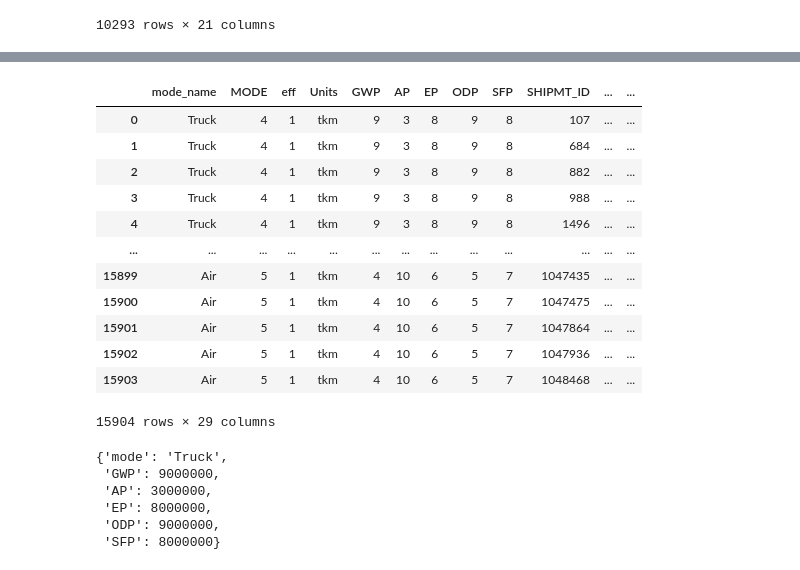
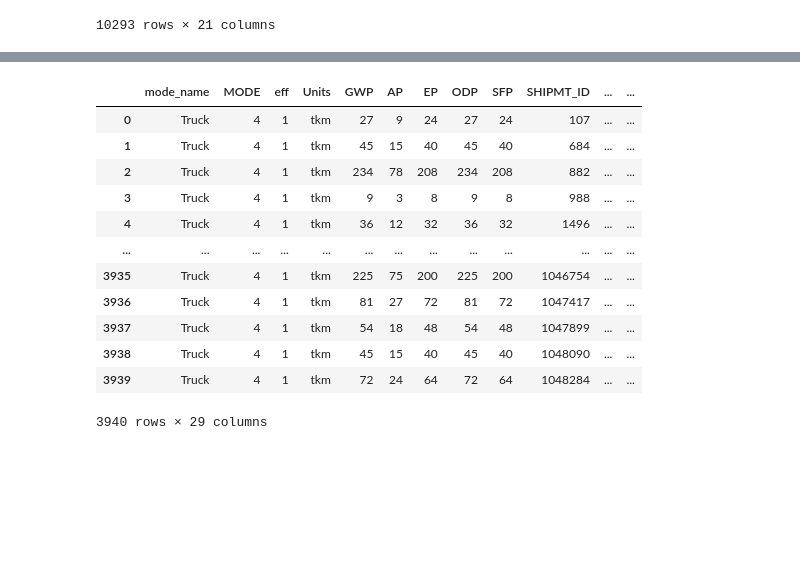
Before and after one commit to POD-LCA/pod_lca, a Jupyter notebook: scripts/transportation_testing.ipynb, the cells around one changed output, grey strips where cells are left out. Saved outputs shown, nothing was run; the diff lists cells and outputs as text; code cells hidden in the pictures; blank space fills up the shorter version.

```diff
--- a/scripts/transportation_testing.ipynb
+++ b/scripts/transportation_testing.ipynb
@@ -111,18 +99,2 @@ local_dis = local["SHIPMT_DIST_ROUTED"].mean()
 # %%
 local = pd.merge (emission, local, on ="MODE")
-# %%
-local
-# %% [output]
-|  | mode_name | MODE | eff | Units | GWP | AP | EP | ODP | SFP | SHIPMT_ID | ... | ... |
-| 0 | Truck | 4 | 1 | tkm | 9 | 3 | 8 | 9 | 8 | 107 | ... | ... |
-| 1 | Truck | 4 | 1 | tkm | 9 | 3 | 8 | 9 | 8 | 684 | ... | ... |
-| 2 | Truck | 4 | 1 | tkm | 9 | 3 | 8 | 9 | 8 | 882 | ... | ... |
-| 3 | Truck | 4 | 1 | tkm | 9 | 3 | 8 | 9 | 8 | 988 | ... | ... |
-| 4 | Truck | 4 | 1 | tkm | 9 | 3 | 8 | 9 | 8 | 1496 | ... | ... |
-| ... | ... | ... | ... | ... | ... | ... | ... | ... | ... | ... | ... | ... |
-| 15899 | Air | 5 | 1 | tkm | 4 | 10 | 6 | 5 | 7 | 1047435 | ... | ... |
-| 15900 | Air | 5 | 1 | tkm | 4 | 10 | 6 | 5 | 7 | 1047475 | ... | ... |
-| 15901 | Air | 5 | 1 | tkm | 4 | 10 | 6 | 5 | 7 | 1047864 | ... | ... |
-| 15902 | Air | 5 | 1 | tkm | 4 | 10 | 6 | 5 | 7 | 1047936 | ... | ... |
-| 15903 | Air | 5 | 1 | tkm | 4 | 10 | 6 | 5 | 7 | 1048468 | ... | ... |
-15904 rows × 29 columns
@@ -139,9 +101,16 @@ final = local_impact.iloc[0].to_dict()
-# %%
-final
-# %% [output]
-{'mode': 'Truck',
- 'GWP': 9000000,
- 'AP': 3000000,
- 'EP': 8000000,
- 'ODP': 9000000,
- 'SFP': 8000000}
+# %%
+local[local ["mode_name"] == "Truck"]
+# %% [output]
+|  | mode_name | MODE | eff | Units | GWP | AP | EP | ODP | SFP | SHIPMT_ID | ... | ... |
+| 0 | Truck | 4 | 1 | tkm | 27 | 9 | 24 | 27 | 24 | 107 | ... | ... |
+| 1 | Truck | 4 | 1 | tkm | 45 | 15 | 40 | 45 | 40 | 684 | ... | ... |
+| 2 | Truck | 4 | 1 | tkm | 234 | 78 | 208 | 234 | 208 | 882 | ... | ... |
+| 3 | Truck | 4 | 1 | tkm | 9 | 3 | 8 | 9 | 8 | 988 | ... | ... |
+| 4 | Truck | 4 | 1 | tkm | 36 | 12 | 32 | 36 | 32 | 1496 | ... | ... |
+| ... | ... | ... | ... | ... | ... | ... | ... | ... | ... | ... | ... | ... |
+| 3935 | Truck | 4 | 1 | tkm | 225 | 75 | 200 | 225 | 200 | 1046754 | ... | ... |
+| 3936 | Truck | 4 | 1 | tkm | 81 | 27 | 72 | 81 | 72 | 1047417 | ... | ... |
+| 3937 | Truck | 4 | 1 | tkm | 54 | 18 | 48 | 54 | 48 | 1047899 | ... | ... |
+| 3938 | Truck | 4 | 1 | tkm | 45 | 15 | 40 | 45 | 40 | 1048090 | ... | ... |
+| 3939 | Truck | 4 | 1 | tkm | 72 | 24 | 64 | 72 | 64 | 1048284 | ... | ... |
+3940 rows × 29 columns
```
Also changed, not shown: parts of 10 cells of this notebook, 4 other files.
